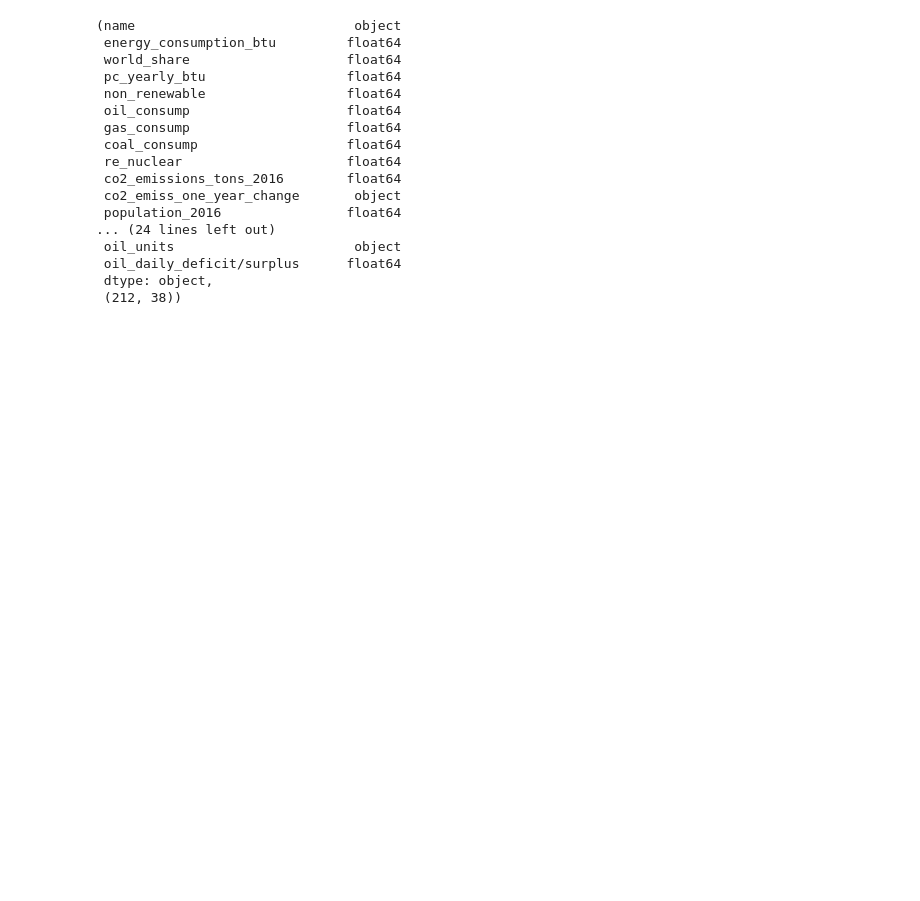
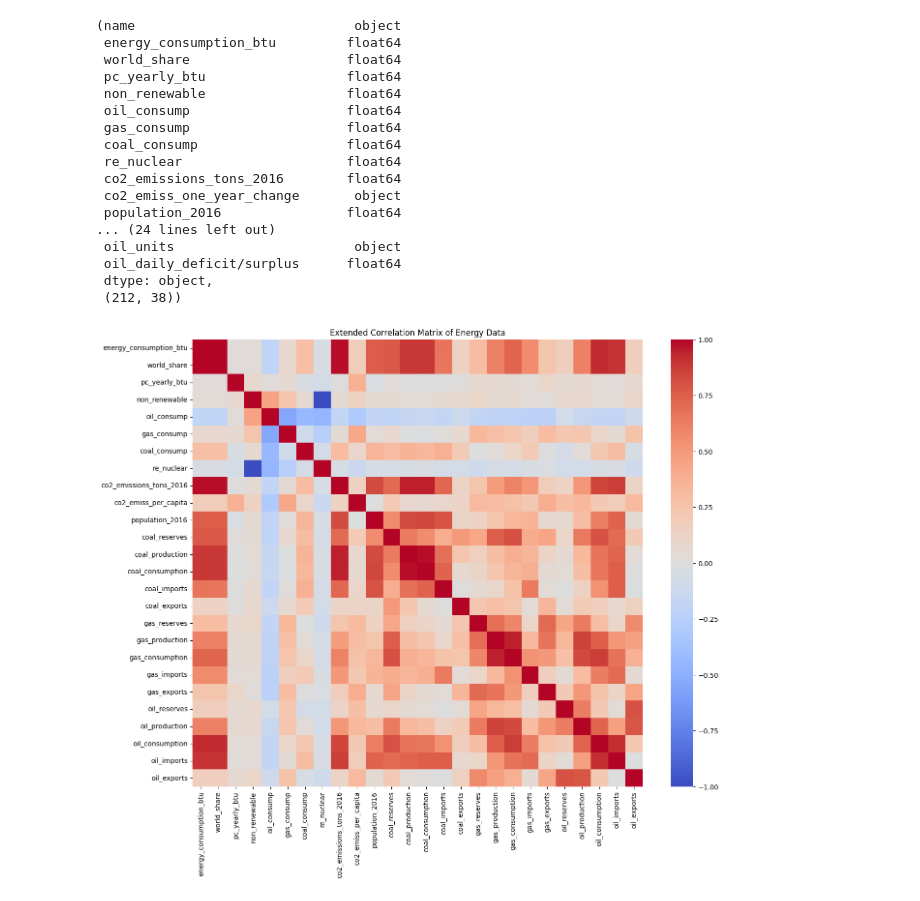
Before and after one commit to ianmuchai/Global-Energy-Usage, a Jupyter notebook: Global_Energy_Usage_Dataset.ipynb, the cells around one changed output. Saved outputs shown, nothing was run; the diff lists cells and outputs as text; code cells hidden in the pictures; blank space fills up the shorter version.

```diff
--- a/Global_Energy_Usage_Dataset.ipynb
+++ b/Global_Energy_Usage_Dataset.ipynb
@@ -109,3 +109,24 @@ converted_data_types, cleaned_shape
  oil_daily_deficit/surplus      float64
  dtype: object,
  (212, 38))
+# %%
+# Broadening the scope of the analysis with more variables
+extended_variables = [
+    'energy_consumption_btu', 'world_share', 'pc_yearly_btu',
+    'non_renewable', 'oil_consump', 'gas_consump', 'coal_consump', 're_nuclear',
+    'co2_emissions_tons_2016', 'co2_emiss_per_capita', 'population_2016',
+    'coal_reserves', 'coal_production', 'coal_consumption', 'coal_imports', 'coal_exports',
+    'gas_reserves', 'gas_production', 'gas_consumption', 'gas_imports', 'gas_exports',
+    'oil_reserves', 'oil_production', 'oil_consumption', 'oil_imports', 'oil_exports'
+]
+# %%
+# Calculating the correlation matrix with the extended set of variables
+correlation_matrix_extended = data_cleaned[extended_variables].corr()
+# %%
+# Displaying the correlation matrix using a heatmap
+plt.figure(figsize=(15, 12))
+sns.heatmap(correlation_matrix_extended, annot=False, cmap='coolwarm')
+plt.title("Extended Correlation Matrix of Energy Data")
+plt.show()
+# %% [output]
+[figure, added]
```
Also changed, not shown: parts of 2 cells of this notebook.
